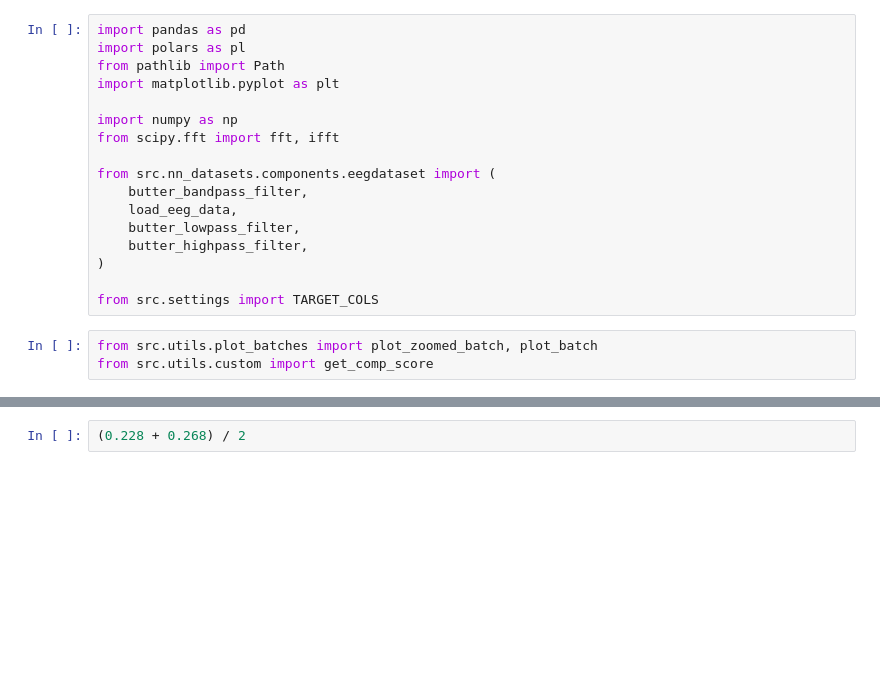
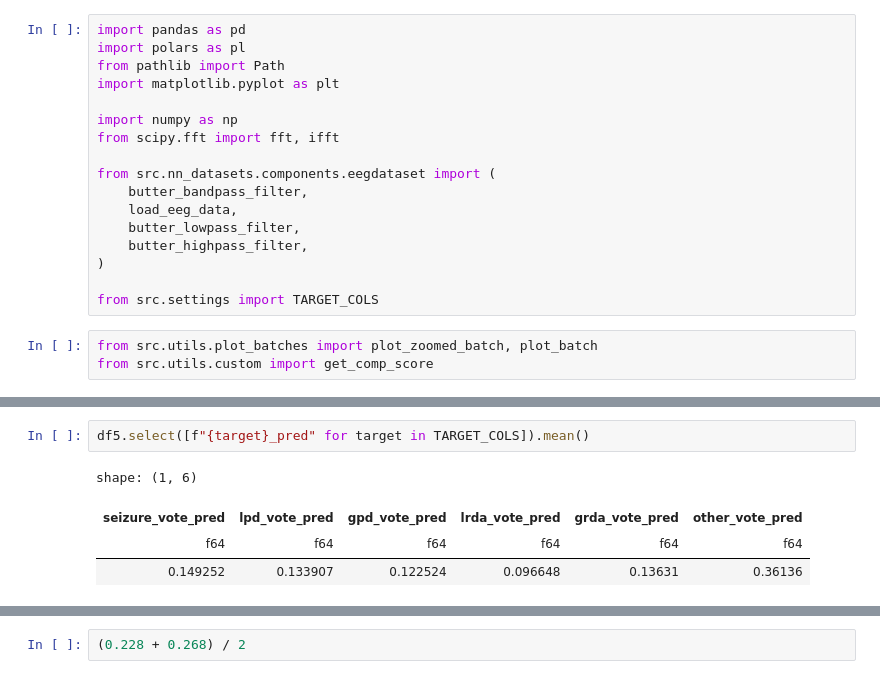
Before and after one commit to mohsinkhn/hms_brain_activity, a Jupyter notebook: debug.ipynb, the cells around one changed output, grey strips where cells are left out. Drawn from its saved outputs; the diff is of its cells as text; blank space fills up the shorter version.

```diff
--- a/debug.ipynb
+++ b/debug.ipynb
@@ -57,0 +112,7 @@ print(get_comp_score(df5.filter(pl.col("num_votes") > 3)))
+# %%
+df5.select([f"{target}_pred" for target in TARGET_COLS]).mean()
+# %% [output]
+shape: (1, 6)
+| seizure_vote_pred | lpd_vote_pred | gpd_vote_pred | lrda_vote_pred | grda_vote_pred | other_vote_pred |
+| f64 | f64 | f64 | f64 | f64 | f64 |
+| 0.149252 | 0.133907 | 0.122524 | 0.096648 | 0.13631 | 0.36136 |
```
Also changed, not shown: parts of 8 cells of this notebook, 9 other files.
